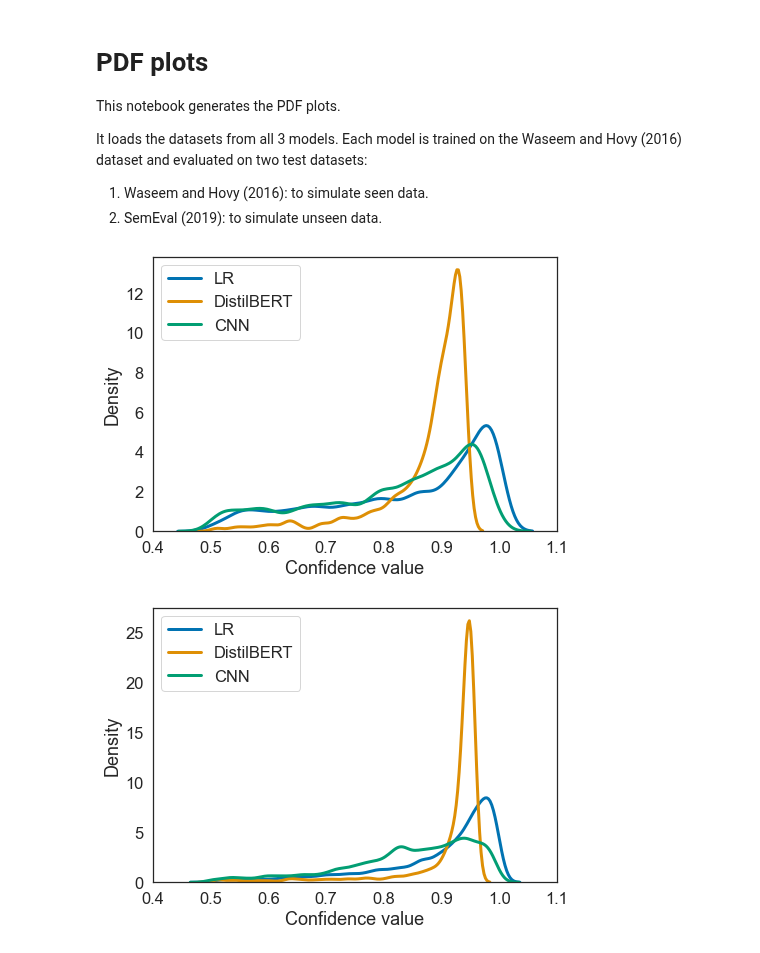
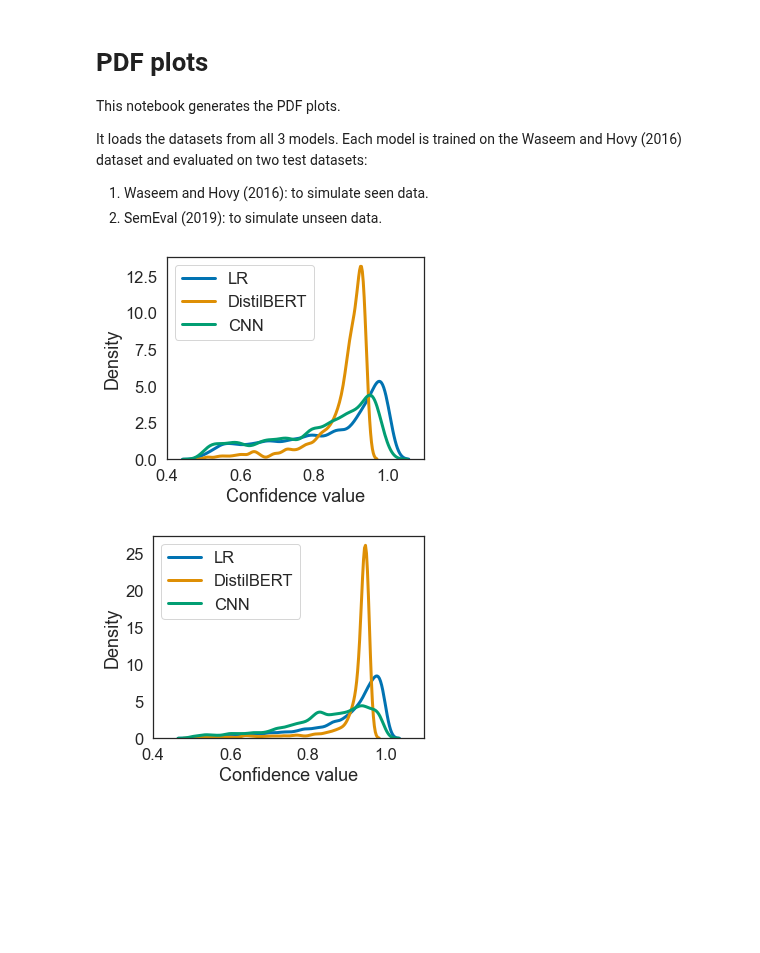
Before and after one commit to delftcrowd/smart_rejector_for_hate_speech, a Jupyter notebook: code/rejector/PDF plots.ipynb, the cells around one changed output. Cells and saved outputs as stored; diff of their text form; code cells hidden in the pictures; blank space fills up the shorter version.

Commit message:
Replace PDF plots with smaller ones so that they all fit on one page

```diff
--- a/code/rejector/PDF plots.ipynb
+++ b/code/rejector/PDF plots.ipynb
@@ -39,17 +39,17 @@ cnn_unseen = ("CNN", metric_cnn_waseeem_semeval)
 metrics_seen = [lr_seen, distilbert_seen, cnn_seen]
 metrics_unseen = [lr_unseen, distilbert_unseen, cnn_unseen]
 # %%
-sns.set(rc={'figure.figsize':(7,5)})
+sns.set(rc={'figure.figsize':(5,4)})
 sns.set(font_scale = 1.5, palette="colorblind")
 sns.set_style("white")
 Metric.plot_multiple_confidence_densities(metrics=metrics_seen, bw_adjust=0.5, filename="confidence-densities-seen-tp.pdf", type="TP")
 # %% [output]
-[figure, old version]
+[figure, new version]
 # %%
-sns.set(rc={'figure.figsize':(7,5)})
+sns.set(rc={'figure.figsize':(5,4)})
 sns.set(font_scale = 1.5, palette="colorblind")
 sns.set_style("white")
 Metric.plot_multiple_confidence_densities(metrics=metrics_seen, bw_adjust=0.5, filename="confidence-densities-seen-tn.pdf", type="TN")
 # %% [output]
-[figure, old version]
+[figure, new version]
 # %%
```
Also changed, not shown: parts of 6 cells of this notebook, 11 other files.
